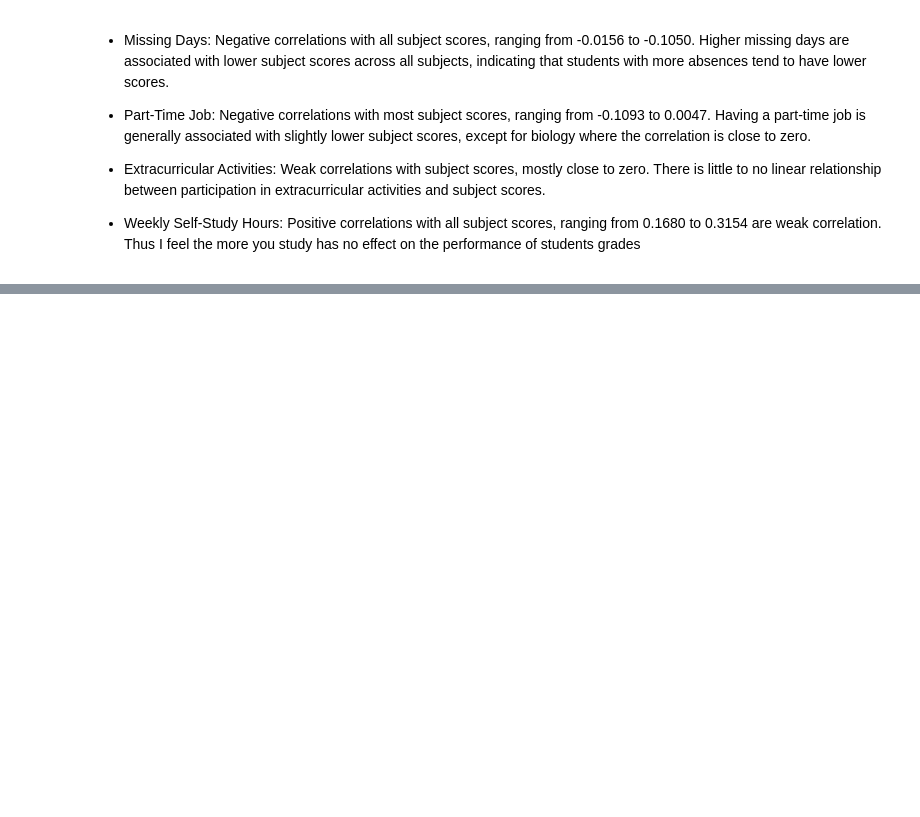
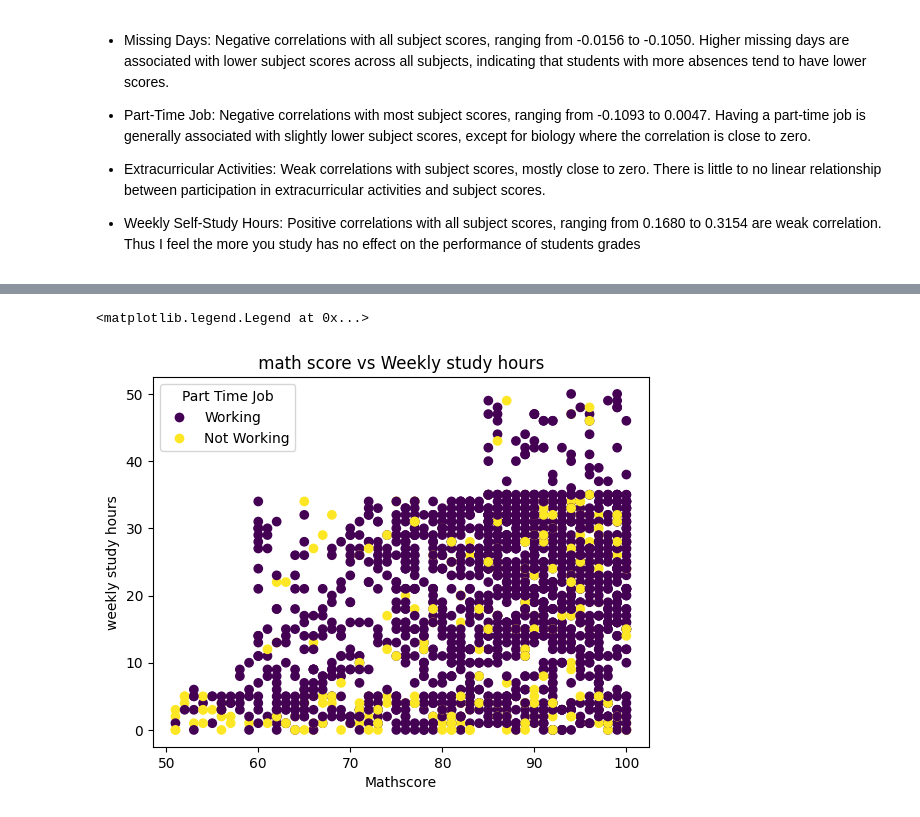
Before and after one commit to shakiralynch1/DVA_CA1, a Jupyter notebook: DVA_CA1.ipynb, the cells around one changed output, grey strips where cells are left out. Saved outputs shown, nothing was run; the diff lists cells and outputs as text; code cells hidden in the pictures; blank space fills up the shorter version.

Commit message:
:monocle_face: :memo: analysing data and writing about multilinear relationships

```diff
--- a/DVA_CA1.ipynb
+++ b/DVA_CA1.ipynb
@@ -954,0 +961,9 @@ Thus I feel the more you study has no effect on the performance of students grad
+# %%
+#modeling bivariate relationships
+from sklearn.linear_model import LinearRegression
+
+model = LinearRegression()
+weekly_self_study_hours_arr = np.array(weekly_self_study_hours).reshape(-1,1)
+model.fit(weekly_self_study_hours_arr, math_score)
+r_sq= model.score(weekly_self_study_hours_arr, math_score)
+print(r_sq)
@@ -954,0 +1018,11 @@ Thus I feel the more you study has no effect on the performance of students grad
+# %%
+names = ["Working", "Not Working"]
+plt.title(" math score vs Weekly study hours ")
+plt.xlabel("Mathscore")
+plt.ylabel("weekly study hours")
+scatter = plt.scatter( math_score,weekly_self_study_hours, c= part_time_job, cmap='viridis')
+plt.legend(handles=scatter.legend_elements()[0], labels=names,title="Part Time Job")
+#plt.show()
+# %% [output]
+<matplotlib.legend.Legend at 0x...>
+[figure, added]
```
Also changed, not shown: parts of 7 cells of this notebook, 1 other file.
